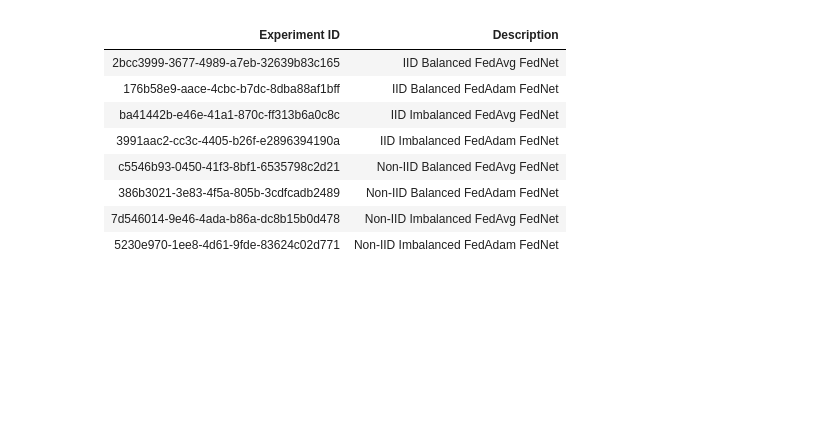
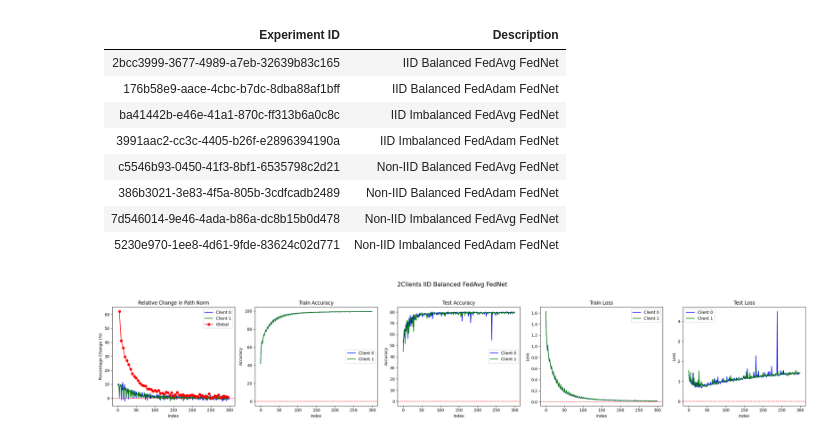
Before and after one commit to MaxCHENGLONG/Fedn_Project, a Jupyter notebook: CIFAR10_Experiments/Clients2_analysis.ipynb, the cells around one changed output. Saved outputs shown, nothing was run; the diff lists cells and outputs as text; code cells hidden in the pictures; blank space fills up the shorter version.

Commit message:
add 2clients Fednet

```diff
--- a/CIFAR10_Experiments/Clients2_analysis.ipynb
+++ b/CIFAR10_Experiments/Clients2_analysis.ipynb
@@ -31,3 +31,4 @@ def get_experiment_data_2clients(file_path):
     training_data1 = pd.DataFrame(training_data1)
     validate_data0 = pd.DataFrame(validate_data0)
     validate_data1 = pd.DataFrame(validate_data1)
+    return training_data0, training_data1, validate_data0, validate_data1
@@ -33,0 +44,81 @@ def get_experiment_data_2clients(file_path):
+# %%
+client0_path_norm = ex1_training_data0['path_norm']
+relative_change_client0_path_norm = client0_path_norm.pct_change() * 100
+client1_path_norm = ex1_training_data1['path_norm']
+relative_change_client1_path_norm = client1_path_norm.pct_change() * 100
+global_path_norm = ex1_validate_data0['path_norm']
+relative_change_global_path_norm = global_path_norm.pct_change() * 100
+sampled_global_index = range(0, len(relative_change_client1_path_norm), 5)
+# %%
+client0_train_loss = ex1_training_data0['train_loss']
+client1_train_loss = ex1_training_data1['train_loss']
+client0_train_acc =  ex1_training_data0['train_accuracy']
+client1_train_acc = ex1_training_data1['train_accuracy']
+client0_test_loss = ex1_training_data0['test_loss']
+client1_test_loss = ex1_training_data1['test_loss']
+client0_test_acc = ex1_training_data0['test_accuracy']
+client1_test_acc = ex1_training_data1['test_accuracy']
+# %%
+import matplotlib.pyplot as plt
+
+# 创建一个 1x5 的布局
+fig, axes = plt.subplots(1, 5, figsize=(25, 5))
+
+# 第一张图：Relative Change in Path Norm
+axes[0].plot(relative_change_client0_path_norm, label='Client 0', color='blue')
+axes[0].plot(relative_change_client1_path_norm, label='Client 1', color='green')
+sampled_global_index = range(0, len(relative_change_client1_path_norm), 5)
+axes[0].plot(sampled_global_index, relative_change_global_path_norm, label='Global', color='red', marker='o')
+axes[0].set_title("Relative Change in Path Norm")
+axes[0].set_xlabel("Index")
+axes[0].set_ylabel("Percentage Change (%)")
+axes[0].axhline(0, color='red', linestyle='--', linewidth=1)
+axes[0].legend()
+
+# 第二张图：Train Loss
+axes[3].plot(client0_train_loss, label='Client 0', color='blue')
+axes[3].plot(client1_train_loss, label='Client 1', color='green')
+axes[3].set_title("Train Loss")
+axes[3].set_xlabel("Index")
+axes[3].set_ylabel("Loss")
+axes[3].axhline(0, color='red', linestyle='--', linewidth=1)
+axes[3].legend()
+
+
+# 第五张图：Test Loss
+axes[4].plot(client0_test_loss, label='Client 0', color='blue')
+axes[4].plot(client1_test_loss, label='Client 1', color='green')
+axes[4].set_title("Test Loss")
+axes[4].set_xlabel("Index")
+axes[4].set_ylabel("Loss")
+axes[4].axhline(0, color='red', linestyle='--', linewidth=1)
+axes[4].legend()
+
+# 第三张图：Train Accuracy
+axes[1].plot(client0_train_acc, label='Client 0', color='blue')
+axes[1].plot(client1_train_acc, label='Client 1', color='green')
+axes[1].set_title("Train Accuracy")
+axes[1].set_xlabel("Index")
+axes[1].set_ylabel("Accuracy")
+axes[1].axhline(0, color='red', linestyle='--', linewidth=1)
+axes[1].legend()
+
+# 第四张图：Test Accuracy
+axes[2].plot(client0_test_acc, label='Client 0', color='blue')
+axes[2].plot(client1_test_acc, label='Client 1', color='green')
+axes[2].set_title("Test Accuracy")
+axes[2].set_xlabel("Index")
+axes[2].set_ylabel("Accuracy")
+axes[2].axhline(0, color='red', linestyle='--', linewidth=1)
+axes[2].legend()
+
+
+
+
+fig.suptitle("2Clients IID Balanced FedAvg FedNet", fontsize=15)
+# 调整子图间距
+plt.tight_layout(rect=[0, 0, 1, 0.95])  # 留出空间给标题
+plt.savefig("2Clients_IID_Balanced_FedAvg_FedNet.pdf")
+plt.show()
+# %% [output]
+[figure, added]
```
Also changed, not shown: parts of 8 cells of this notebook, 8 other files.
